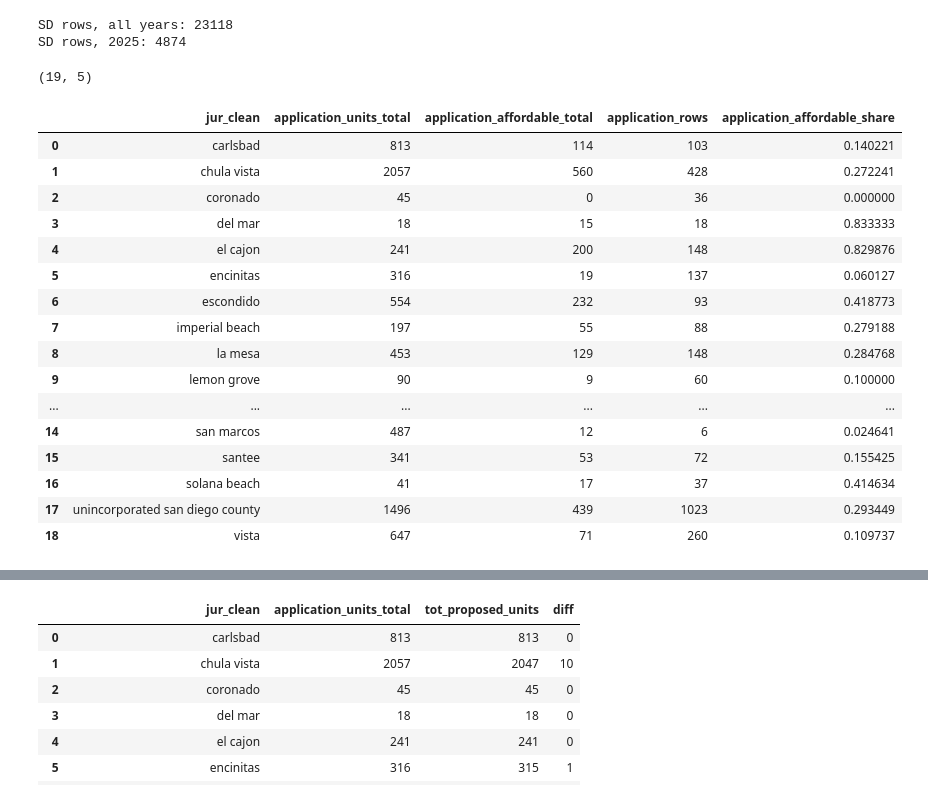
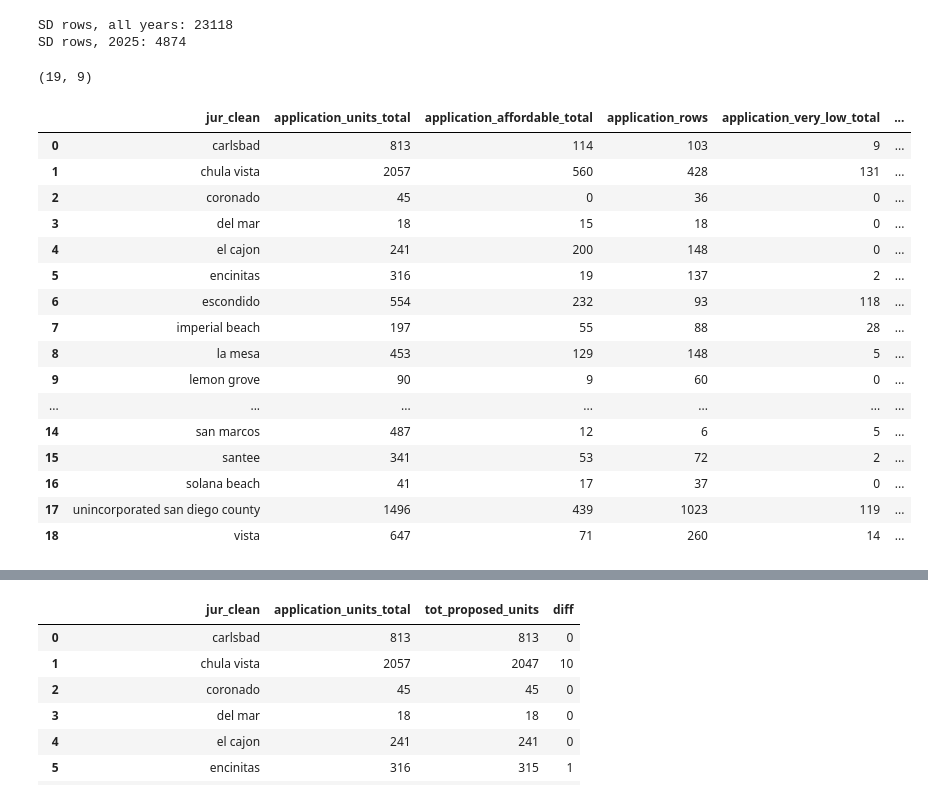
Before and after one commit to laurenthanhvo/chpd-dashboard-data-validation, a Jupyter notebook: van's work/notebooks/rhna_housing_production.ipynb, the cells around one changed output, grey strips where cells are left out. Drawn from its saved outputs; the diff is of its cells as text; code cells hidden in the pictures.

```diff
--- a/van's work/notebooks/rhna_housing_production.ipynb
+++ b/van's work/notebooks/rhna_housing_production.ipynb
@@ -353,12 +379,11 @@ present for San Diego County, not just assumed.
 APR_START_YEAR = 2018   # APR data collection began in 2018
 APR_YEARS = list(range(APR_START_YEAR, TARGET_YEAR + 1))
 
-ENT_INCOME_COLS_ALL = [
-    c for c in sd_apr.columns
-    if "INCOME" in c.upper() and not c.upper().startswith("BP_") and not c.upper().startswith("CO_")
-]
-BP_INCOME_COLS_ALL = [c for c in sd_apr.columns if c.upper().startswith("BP_") and "INCOME" in c.upper()]
-CO_INCOME_COLS_ALL = [c for c in sd_apr.columns if c.upper().startswith("CO_") and "INCOME" in c.upper()]
+# Same explicit-list fix as the main production cell -- avoids sweeping in
+# unrelated fields like EXTR_LOW_INCOME_UNITS that a loose text search would catch.
+ENT_INCOME_COLS_ALL = [s for s in ALL_TIER_SUFFIXES if s in sd_apr.columns]
+BP_INCOME_COLS_ALL = [f"BP_{s}" for s in ALL_TIER_SUFFIXES if f"BP_{s}" in sd_apr.columns]
+CO_INCOME_COLS_ALL = [f"CO_{s}" for s in ALL_TIER_SUFFIXES if f"CO_{s}" in sd_apr.columns]
 
 sd_apr["ent_units_row"] = sd_apr[ENT_INCOME_COLS_ALL].sum(axis=1, numeric_only=True)
 sd_apr["bp_units_row"] = sd_apr[BP_INCOME_COLS_ALL].sum(axis=1, numeric_only=True)
@@ -375,10 +400,13 @@ sd_apr["co_affordable_row"] = sd_apr["co_units_row"] - sd_apr[above_mod_co_all].
 # Same 4-tier per-income-category breakdown as the current-year table.
 tier_agg_kwargs_hist = {}
 for tier, suffixes in TIER_SUFFIX_GROUPS.items():
+    ent_cols = [s for s in suffixes if s in sd_apr.columns]  # unprefixed
     bp_cols = [f"BP_{s}" for s in suffixes if f"BP_{s}" in sd_apr.columns]
     co_cols = [f"CO_{s}" for s in suffixes if f"CO_{s}" in sd_apr.columns]
+    sd_apr[f"ent_{tier}_row"] = sd_apr[ent_cols].sum(axis=1, numeric_only=True)
     sd_apr[f"bp_{tier}_row"] = sd_apr[bp_cols].sum(axis=1, numeric_only=True)
     sd_apr[f"co_{tier}_row"] = sd_apr[co_cols].sum(axis=1, numeric_only=True)
+    tier_agg_kwargs_hist[f"ent_{tier}_total"] = (f"ent_{tier}_row", "sum")
     tier_agg_kwargs_hist[f"bp_{tier}_total"] = (f"bp_{tier}_row", "sum")
     tier_agg_kwargs_hist[f"co_{tier}_total"] = (f"co_{tier}_row", "sum")
 
@@ -525,48 +562,59 @@ APPLICATION_INCOME_COLS = [
     "LOW_INCOME_DR", "LOW_INCOME_NDR",
     "MOD_INCOME_DR", "MOD_INCOME_NDR",
     "ABOVE_MOD_INCOME",
 ]
 above_mod_application = [c for c in APPLICATION_INCOME_COLS if "ABOVE" in c.upper()]
 
 sd_apr_table_a_target_year["application_units_row"] = (
     sd_apr_table_a_target_year[APPLICATION_INCOME_COLS].sum(axis=1, numeric_only=True)
 )
 sd_apr_table_a_target_year["application_affordable_row"] = (
     sd_apr_table_a_target_year["application_units_row"]
     - sd_apr_table_a_target_year[above_mod_application].sum(axis=1, numeric_only=True)
 )
 
+# Same 4-tier grouping used for RHNA/APR -- Table A's columns are unprefixed,
+# same pattern as Table A2's entitlement section.
+application_tier_agg_kwargs = {}
+for tier, suffixes in TIER_SUFFIX_GROUPS.items():
+    app_cols = [s for s in suffixes if s in sd_apr_table_a_target_year.columns]
+    sd_apr_table_a_target_year[f"application_{tier}_row"] = (
+        sd_apr_table_a_target_year[app_cols].sum(axis=1, numeric_only=True)
+    )
+    application_tier_agg_kwargs[f"application_{tier}_total"] = (f"application_{tier}_row", "sum")
+
 applications_by_jurisdiction = (
     sd_apr_table_a_target_year
     .groupby("jur_clean", as_index=False)
     .agg(
         application_units_total=("application_units_row", "sum"),
         application_affordable_total=("application_affordable_row", "sum"),
         application_rows=("jur_clean", "size"),
+        **application_tier_agg_kwargs,
     )
 )
 applications_by_jurisdiction["application_affordable_share"] = (
     applications_by_jurisdiction["application_affordable_total"] / applications_by_jurisdiction["application_units_total"]
 )
 
 print(applications_by_jurisdiction.shape)
 applications_by_jurisdiction
 # %% [output]
-(19, 5)
+(19, 9)
-|  | jur_clean | application_units_total | application_affordable_total | application_rows | application_affordable_share |
-| 0 | carlsbad | 813 | 114 | 103 | 0.140221 |
-| 1 | chula vista | 2057 | 560 | 428 | 0.272241 |
-| 2 | coronado | 45 | 0 | 36 | 0.000000 |
-| 3 | del mar | 18 | 15 | 18 | 0.833333 |
-| 4 | el cajon | 241 | 200 | 148 | 0.829876 |
-| 5 | encinitas | 316 | 19 | 137 | 0.060127 |
-| 6 | escondido | 554 | 232 | 93 | 0.418773 |
-| 7 | imperial beach | 197 | 55 | 88 | 0.279188 |
-| 8 | la mesa | 453 | 129 | 148 | 0.284768 |
-| 9 | lemon grove | 90 | 9 | 60 | 0.100000 |
-| ... | ... | ... | ... | ... | ... |
-| 14 | san marcos | 487 | 12 | 6 | 0.024641 |
-| 15 | santee | 341 | 53 | 72 | 0.155425 |
-| 16 | solana beach | 41 | 17 | 37 | 0.414634 |
-| 17 | unincorporated san diego county | 1496 | 439 | 1023 | 0.293449 |
-| 18 | vista | 647 | 71 | 260 | 0.109737 |
+|  | jur_clean | application_units_total | application_affordable_total | application_rows | application_very_low_total | ... |
+| 0 | carlsbad | 813 | 114 | 103 | 9 | ... |
+| 1 | chula vista | 2057 | 560 | 428 | 131 | ... |
+| 2 | coronado | 45 | 0 | 36 | 0 | ... |
+| 3 | del mar | 18 | 15 | 18 | 0 | ... |
+| 4 | el cajon | 241 | 200 | 148 | 0 | ... |
+| 5 | encinitas | 316 | 19 | 137 | 2 | ... |
+| 6 | escondido | 554 | 232 | 93 | 118 | ... |
+| 7 | imperial beach | 197 | 55 | 88 | 28 | ... |
+| 8 | la mesa | 453 | 129 | 148 | 5 | ... |
+| 9 | lemon grove | 90 | 9 | 60 | 0 | ... |
+| ... | ... | ... | ... | ... | ... | ... |
+| 14 | san marcos | 487 | 12 | 6 | 5 | ... |
+| 15 | santee | 341 | 53 | 72 | 2 | ... |
+| 16 | solana beach | 41 | 17 | 37 | 0 | ... |
+| 17 | unincorporated san diego county | 1496 | 439 | 1023 | 119 | ... |
+| 18 | vista | 647 | 71 | 260 | 14 | ... |
```
Also changed, not shown: parts of 16 cells of this notebook, 6 other files.
